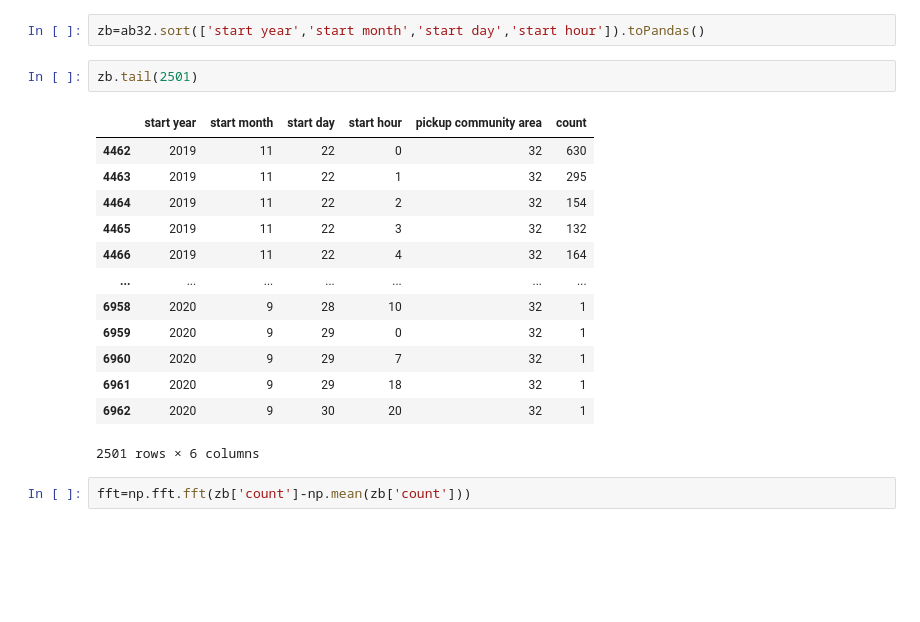
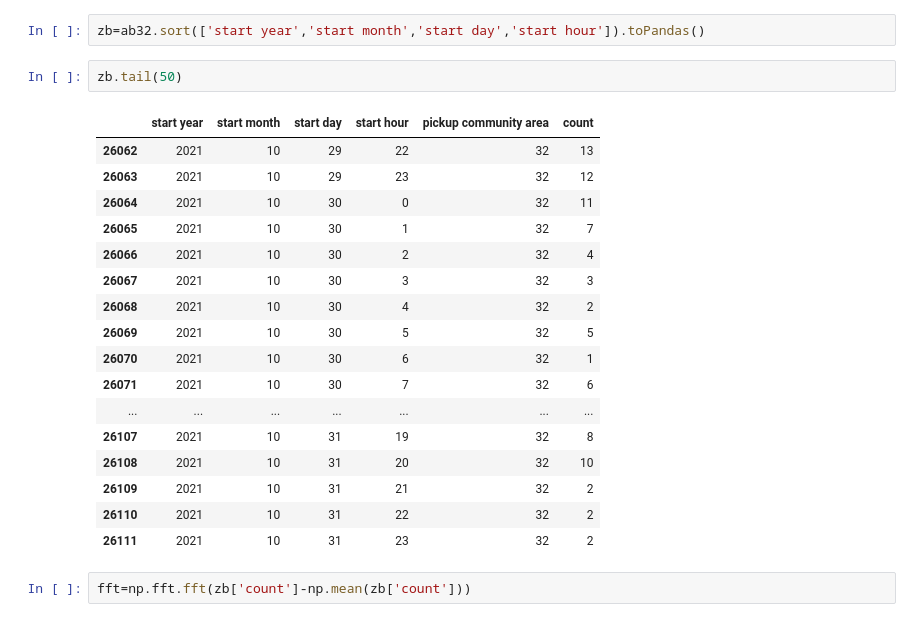
Before and after one commit to bwclouser/TDI-Capstone, a Jupyter notebook: Testing.ipynb, the cells around one changed output. Saved outputs shown, nothing was run; the diff lists cells and outputs as text; blank space fills up the shorter version.

```diff
--- a/Testing.ipynb
+++ b/Testing.ipynb
@@ -83,21 +83,25 @@ ab=zz.groupby(['start year','start month','start day','start hour','pickup commu
 ab32=ab.where(ab['pickup community area']==32)
 # %%
 zb=ab32.sort(['start year','start month','start day','start hour']).toPandas()
-# %%
-zb.tail(2501)
-# %% [output]
-|  | start year | start month | start day | start hour | pickup community area | count |
-| 4462 | 2019 | 11 | 22 | 0 | 32 | 630 |
-| 4463 | 2019 | 11 | 22 | 1 | 32 | 295 |
-| 4464 | 2019 | 11 | 22 | 2 | 32 | 154 |
-| 4465 | 2019 | 11 | 22 | 3 | 32 | 132 |
-| 4466 | 2019 | 11 | 22 | 4 | 32 | 164 |
-| ... | ... | ... | ... | ... | ... | ... |
-| 6958 | 2020 | 9 | 28 | 10 | 32 | 1 |
-| 6959 | 2020 | 9 | 29 | 0 | 32 | 1 |
-| 6960 | 2020 | 9 | 29 | 7 | 32 | 1 |
-| 6961 | 2020 | 9 | 29 | 18 | 32 | 1 |
-| 6962 | 2020 | 9 | 30 | 20 | 32 | 1 |
-2501 rows × 6 columns
+# %%
+zb.tail(50)
+# %% [output]
+|  | start year | start month | start day | start hour | pickup community area | count |
+| 26062 | 2021 | 10 | 29 | 22 | 32 | 13 |
+| 26063 | 2021 | 10 | 29 | 23 | 32 | 12 |
+| 26064 | 2021 | 10 | 30 | 0 | 32 | 11 |
+| 26065 | 2021 | 10 | 30 | 1 | 32 | 7 |
+| 26066 | 2021 | 10 | 30 | 2 | 32 | 4 |
+| 26067 | 2021 | 10 | 30 | 3 | 32 | 3 |
+| 26068 | 2021 | 10 | 30 | 4 | 32 | 2 |
+| 26069 | 2021 | 10 | 30 | 5 | 32 | 5 |
+| 26070 | 2021 | 10 | 30 | 6 | 32 | 1 |
+| 26071 | 2021 | 10 | 30 | 7 | 32 | 6 |
+| ... | ... | ... | ... | ... | ... | ... |
+| 26107 | 2021 | 10 | 31 | 19 | 32 | 8 |
+| 26108 | 2021 | 10 | 31 | 20 | 32 | 10 |
+| 26109 | 2021 | 10 | 31 | 21 | 32 | 2 |
+| 26110 | 2021 | 10 | 31 | 22 | 32 | 2 |
+| 26111 | 2021 | 10 | 31 | 23 | 32 | 2 |
 # %%
 fft=np.fft.fft(zb['count']-np.mean(zb['count']))
```
Also changed, not shown: parts of 10 cells of this notebook, 2 other files.
